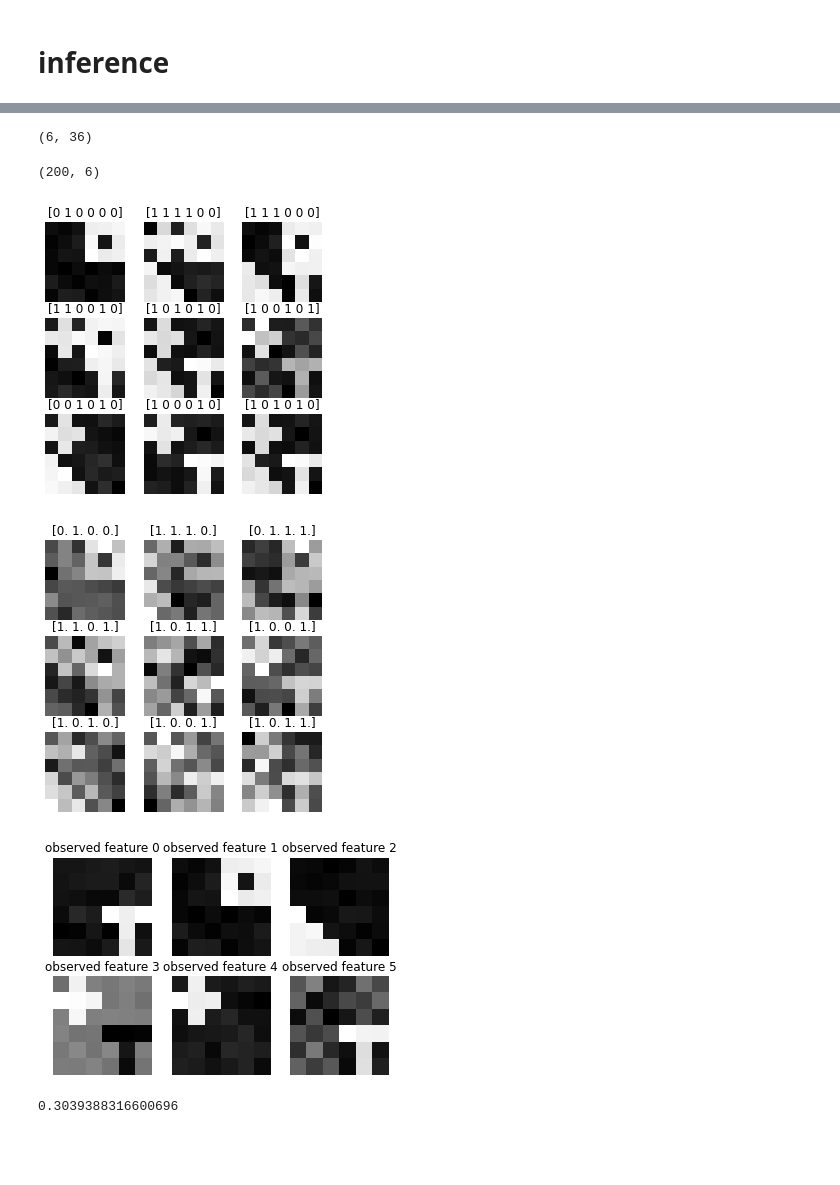
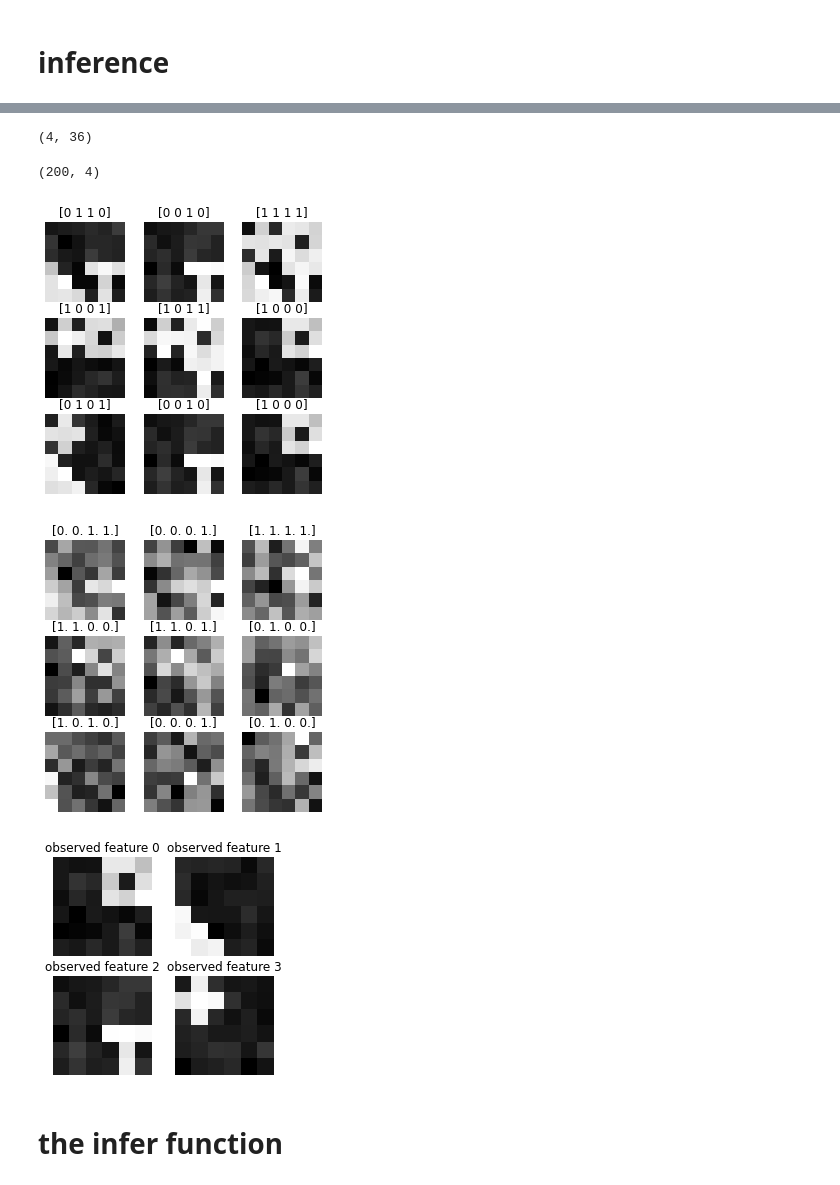
Before and after one commit to erlebach/Latent_class_Analysis, a Jupyter notebook: IBP_joey.ipynb, the cells around one changed output, grey strips where cells are left out. Saved outputs shown, nothing was run; the diff lists cells and outputs as text; code cells hidden in the pictures; blank space fills up the shorter version.

```diff
--- a/IBP_joey.ipynb
+++ b/IBP_joey.ipynb
@@ -17,7 +17,8 @@ A = np.array([[0, 1, 0, 0, 0, 0, 1, 1, 1, 0, 0, 0, 0, 1, 0, 0, 0, 0, 0, 0, 0, 0,
               [0, 0, 0, 1, 1, 1, 0, 0, 0, 1, 0, 1, 0, 0, 0, 1, 1, 1, 0, 0, 0, 0, 0, 0, 0, 0, 0, 0, 0, 0, 0, 0, 0, 0, 0, 0],
               [0, 0, 0, 0, 0, 0, 0, 0, 0, 0, 0, 0, 0, 0, 0, 0, 0, 0, 1, 0, 0, 0, 0, 0, 1, 1, 0, 0, 0, 0, 1, 1, 1, 0, 0, 0],
               [0, 0, 0, 0, 0, 0, 0, 0, 0, 0, 0, 0, 0, 0, 0, 0, 0, 0, 0, 0, 0, 1, 1, 1, 0, 0, 0, 0, 1, 0, 0, 0, 0, 0, 1, 0]])
-def gen_data(sigma_x = 0.5, num_feature = 4, num_dim = 36, num_object = 100):
+def gen_data(A, sigma_x = 0.5, num_object = 100):
+    num_feature, num_dim = A.shape
     I = sigma_x*np.ones(num_dim)
     Z = np.zeros((num_object, num_feature))
     X = np.zeros((num_object, num_dim))
@@ -35,11 +36,11 @@ for i in range(4):
 # %% [output]
 [figure]
 # %%
-sigma_x = 0.3
+sigma_x = 0.5
 num_feature = 4
 num_dim = 36
 num_object = 200
-X,Z_groundtruth = gen_data(sigma_x = sigma_x, num_feature = num_feature, num_dim = num_dim, num_object = num_object)
+X,Z_groundtruth = gen_data(A, sigma_x = sigma_x, num_object = num_object)
 # larger sigma_x will give larger noise
 # %%
 # show first 4 examples
@@ -58,7 +59,7 @@ for i in range(4):
 # %%
 def IBP(alpha = 10, num_object = 20):
     n_init = np.random.poisson(alpha)
-    Z = np.zeros(shape=(num_object,n_init),dtype = np.int)
+    Z = np.zeros(shape=(num_object,n_init),dtype = np.int32)
     Z[0,:] = 1
     K_plus = n_init
     for i in range(1,num_object):
@@ -66,7 +67,7 @@ def IBP(alpha = 10, num_object = 20):
         Z[i,:] = Z.sum(axis = 0)/(i+1) > np.random.rand(1,K_plus)
         #Calculate the number of new dishes visited by customer i
         K_new = np.random.poisson(alpha/(i+1))
-        Z=np.concatenate((Z,np.zeros(shape=(num_object,K_new),dtype = np.int)), axis=1)
+        Z=np.concatenate((Z,np.zeros(shape=(num_object,K_new),dtype = np.int32)), axis=1)
         Z[i,K_plus:K_plus+K_new] = 1
         #Update matrix size and dish popularity count
         K_plus = K_plus+K_new
@@ -234,14 +258,13 @@ plt.show()
 # %%
 M = np.linalg.inv(Z.T@Z + (sigma_X**2/sigma_A**2)*np.diag(np.ones(K_plus)))
+A_prox = M@Z.T@X
+A_prox.shape
+# %% [output]
+(4, 36)
-# %%
-A_prox = M@Z.T@X
-A_prox.shape
-# %% [output]
-(6, 36)
 # %%
 Z.shape
 # %% [output]
-(200, 6)
+(200, 4)
 # %%
 X_prox = Z@A_prox
 # %%
@@ -253,7 +276,7 @@ for i in range(9):
     plt.title(str(Z[i]))
     plt.axis('off')
 # %% [output]
-[figure, old version]
+[figure, new version]
 # %%
 # show first n real examples
 plt.figure(figsize=(5,5))
@@ -263,18 +286,16 @@ for i in range(9):
     plt.title(str(Z_groundtruth[i]))
     plt.axis('off')
 # %% [output]
-[figure, old version]
+[figure, new version]
 # %%
-# show first n real examples
-plt.figure(figsize=(6,4))
+# show all learned features
+plt.figure(figsize=(4,4))
 for i in range(A_prox.shape[0]):
-    plt.subplot(2,3,1+i)
+    plt.subplot(2,2,1+i)
     plt.imshow(A_prox[i,:].reshape(6,6), cmap='gray')
     plt.title('observed feature '+str(i))
     plt.axis('off')
 # %% [output]
-[figure, old version]
+[figure, new version]
-# %%
-sigma_X
-# %% [output]
-0.3039388316600696
+# %% [markdown]
+# the infer function
```
Also changed, not shown: parts of 46 cells of this notebook.
